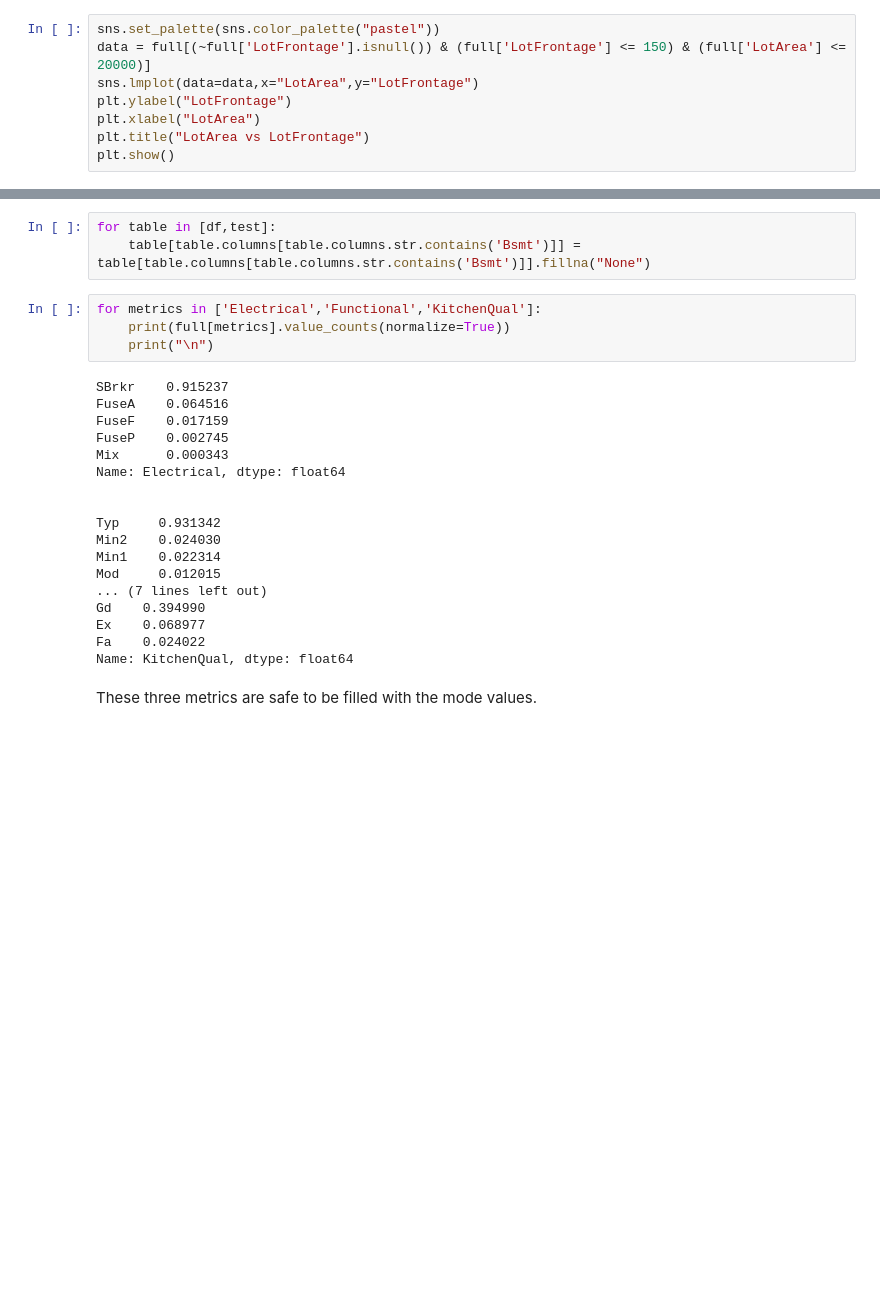
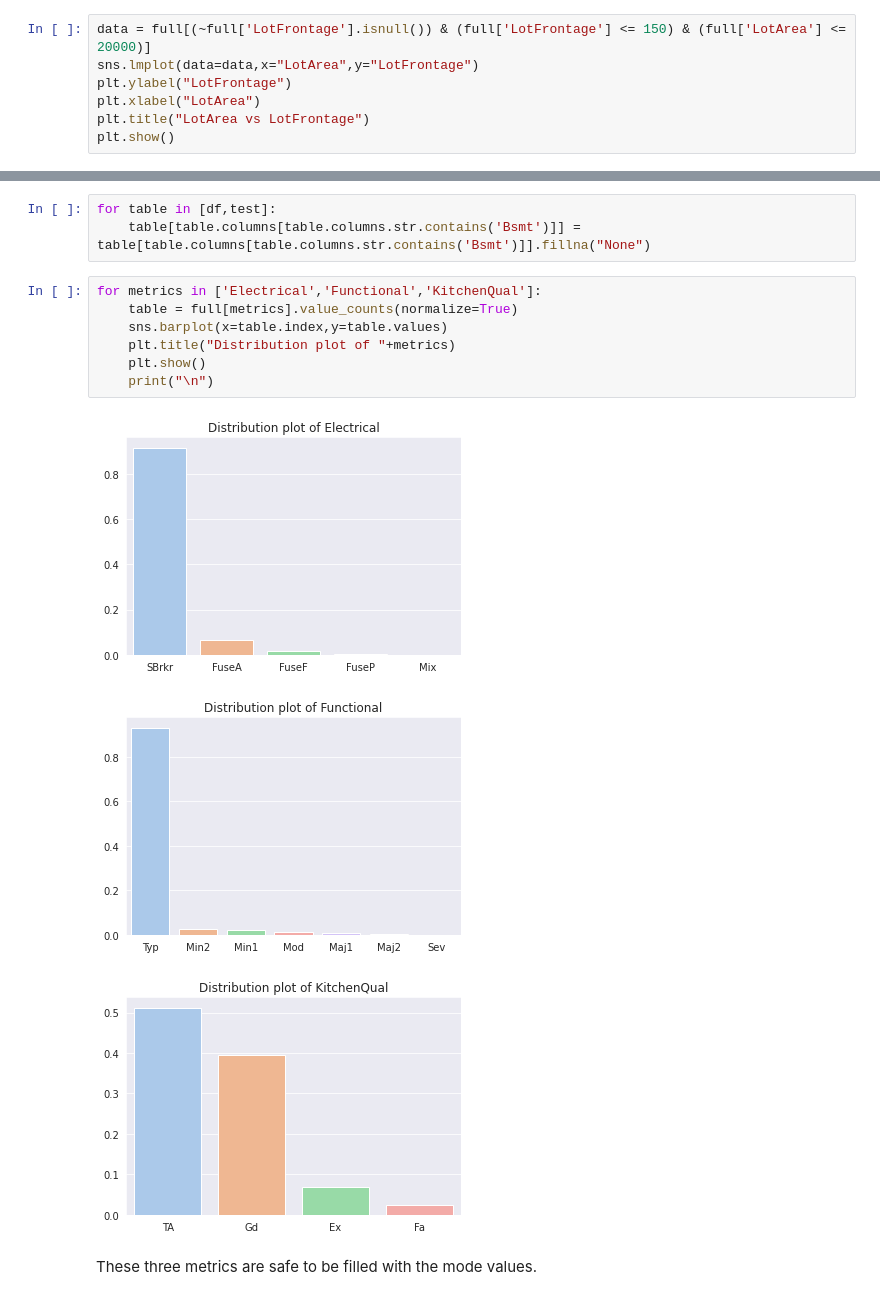
Before and after one commit to yenwee/housing_price_prediction, a Jupyter notebook: Housing Price Prediction.ipynb, the cells around one changed output, grey strips where cells are left out. Cells and saved outputs as stored; diff of their text form; blank space fills up the shorter version.

```diff
--- a/Housing Price Prediction.ipynb
+++ b/Housing Price Prediction.ipynb
@@ -116,7 +118,6 @@ test.loc[(test['Neighborhood'] == 'Mitchel') & (test['MSZoning'].isnull()), 'MSZ
 **LotFrontage** : Linear feet of street connected to property
 We expect LotFrontage to be somewhat correlated with LotArea. Hence we will use LinearRegression to impute the missing values.
 # %%
-sns.set_palette(sns.color_palette("pastel"))
 data = full[(~full['LotFrontage'].isnull()) & (full['LotFrontage'] <= 150) & (full['LotArea'] <= 20000)]
 sns.lmplot(data=data,x="LotArea",y="LotFrontage")
 plt.ylabel("LotFrontage")
@@ -241,26 +242,15 @@ for table in [df,test]:
     table[table.columns[table.columns.str.contains('Bsmt')]] = table[table.columns[table.columns.str.contains('Bsmt')]].fillna("None")
 # %%
 for metrics in ['Electrical','Functional','KitchenQual']:
-    print(full[metrics].value_counts(normalize=True))
+    table = full[metrics].value_counts(normalize=True)
+    sns.barplot(x=table.index,y=table.values)
+    plt.title("Distribution plot of "+metrics)
+    plt.show()
     print("\n")
 # %% [output]
-SBrkr    0.915237
-FuseA    0.064516
-FuseF    0.017159
-FuseP    0.002745
-Mix      0.000343
-Name: Electrical, dtype: float64
-
-
-Typ     0.931342
-Min2    0.024030
-Min1    0.022314
-Mod     0.012015
-... (7 lines left out)
-Gd    0.394990
-Ex    0.068977
-Fa    0.024022
-Name: KitchenQual, dtype: float64
+[figure, added]
+[figure, added]
+[figure, added]
 # %% [markdown]
 These three metrics are safe to be filled with the mode values.
 # %%
```
Also changed, not shown: parts of 43 cells of this notebook.
